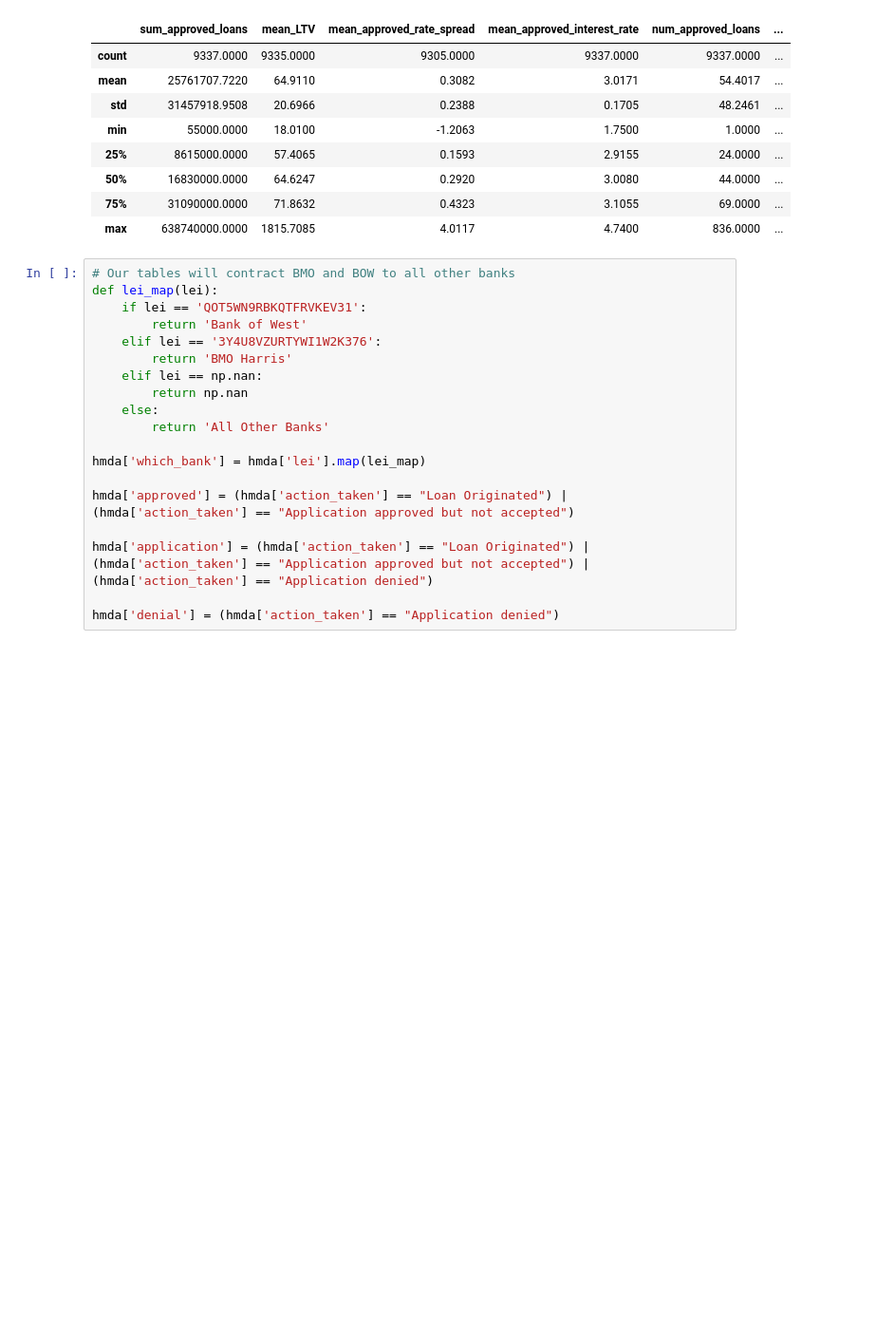
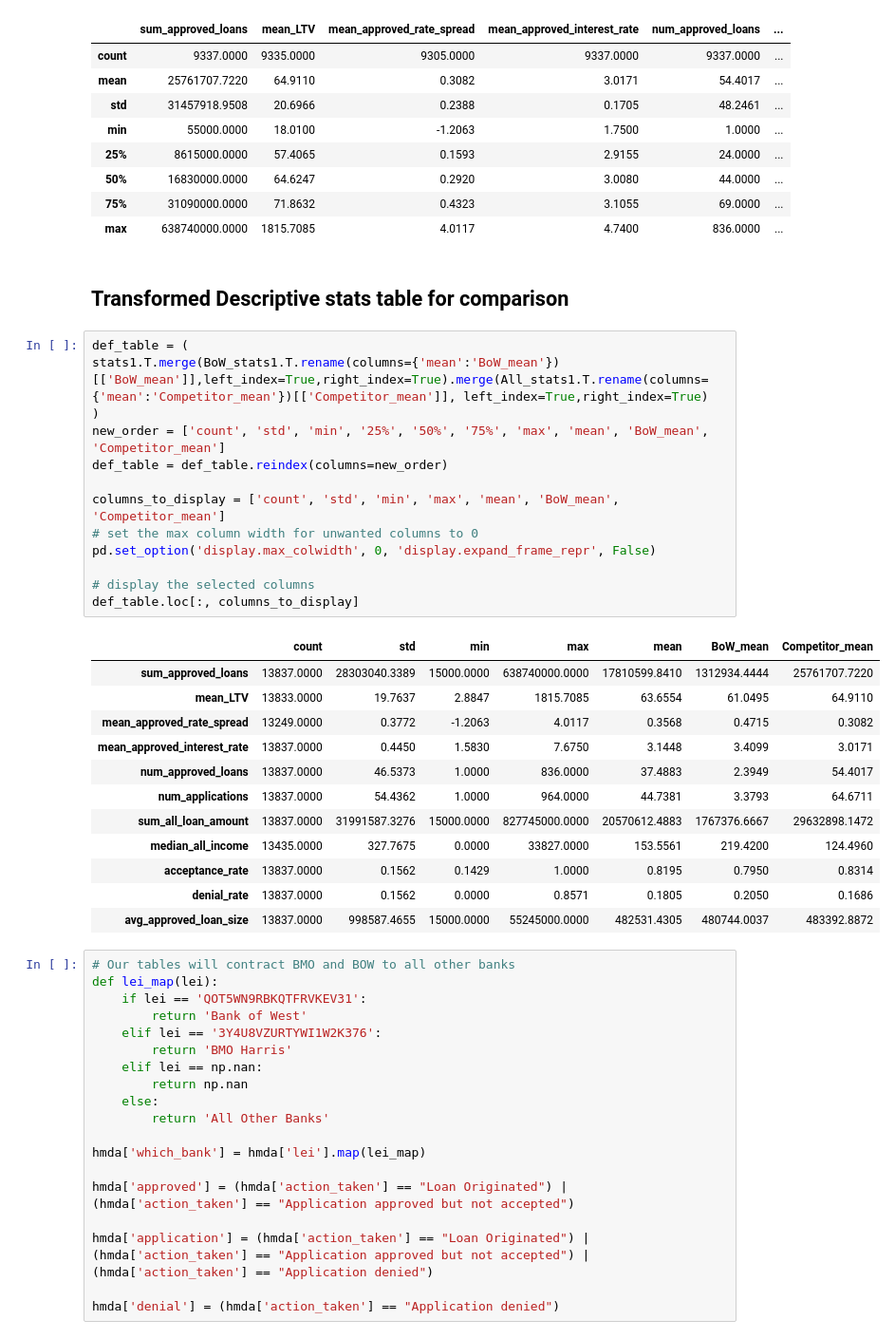
Before and after one commit to LeDataSciFi/FinTech-Capstone-2023, a Jupyter notebook: code/Descriptive_Statistics.ipynb, the cells around one changed output. Shown at 95% size. Drawn from its saved outputs; the diff is of its cells as text; blank space fills up the shorter version.

```diff
--- a/code/Descriptive_Statistics.ipynb
+++ b/code/Descriptive_Statistics.ipynb
@@ -63,6 +63,34 @@ All_stats1
 | 50% | 16830000.0000 | 64.6247 | 0.2920 | 3.0080 | 44.0000 | ... |
 | 75% | 31090000.0000 | 71.8632 | 0.4323 | 3.1055 | 69.0000 | ... |
 | max | 638740000.0000 | 1815.7085 | 4.0117 | 4.7400 | 836.0000 | ... |
+# %% [markdown]
+## Transformed Descriptive stats table for comparison
+# %%
+def_table = (
+stats1.T.merge(BoW_stats1.T.rename(columns={'mean':'BoW_mean'})[['BoW_mean']],left_index=True,right_index=True).merge(All_stats1.T.rename(columns={'mean':'Competitor_mean'})[['Competitor_mean']], left_index=True,right_index=True)
+)
+new_order = ['count', 'std', 'min', '25%', '50%', '75%', 'max', 'mean', 'BoW_mean', 'Competitor_mean']
+def_table = def_table.reindex(columns=new_order)
+
+columns_to_display = ['count', 'std', 'min', 'max', 'mean', 'BoW_mean', 'Competitor_mean']
+# set the max column width for unwanted columns to 0
+pd.set_option('display.max_colwidth', 0, 'display.expand_frame_repr', False)
+
+# display the selected columns
+def_table.loc[:, columns_to_display]
+# %% [output]
+|  | count | std | min | max | mean | BoW_mean | Competitor_mean |
+| sum_approved_loans | 13837.0000 | 28303040.3389 | 15000.0000 | 638740000.0000 | 17810599.8410 | 1312934.4444 | 25761707.7220 |
+| mean_LTV | 13833.0000 | 19.7637 | 2.8847 | 1815.7085 | 63.6554 | 61.0495 | 64.9110 |
+| mean_approved_rate_spread | 13249.0000 | 0.3772 | -1.2063 | 4.0117 | 0.3568 | 0.4715 | 0.3082 |
+| mean_approved_interest_rate | 13837.0000 | 0.4450 | 1.5830 | 7.6750 | 3.1448 | 3.4099 | 3.0171 |
+| num_approved_loans | 13837.0000 | 46.5373 | 1.0000 | 836.0000 | 37.4883 | 2.3949 | 54.4017 |
+| num_applications | 13837.0000 | 54.4362 | 1.0000 | 964.0000 | 44.7381 | 3.3793 | 64.6711 |
+| sum_all_loan_amount | 13837.0000 | 31991587.3276 | 15000.0000 | 827745000.0000 | 20570612.4883 | 1767376.6667 | 29632898.1472 |
+| median_all_income | 13435.0000 | 327.7675 | 0.0000 | 33827.0000 | 153.5561 | 219.4200 | 124.4960 |
+| acceptance_rate | 13837.0000 | 0.1562 | 0.1429 | 1.0000 | 0.8195 | 0.7950 | 0.8314 |
+| denial_rate | 13837.0000 | 0.1562 | 0.0000 | 0.8571 | 0.1805 | 0.2050 | 0.1686 |
+| avg_approved_loan_size | 13837.0000 | 998587.4655 | 15000.0000 | 55245000.0000 | 482531.4305 | 480744.0037 | 483392.8872 |
 # %%
 # Our tables will contract BMO and BOW to all other banks
 def lei_map(lei):
```
Also changed, not shown: parts of 10 cells of this notebook.
